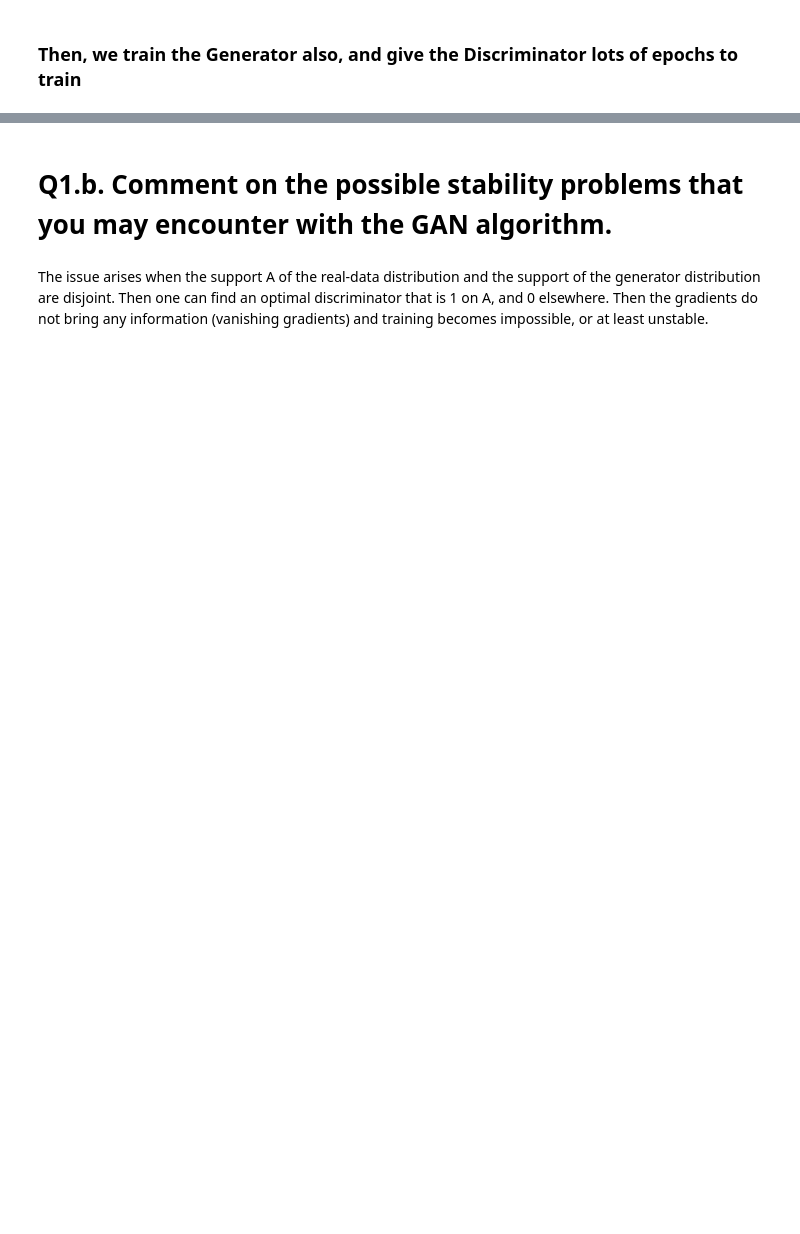
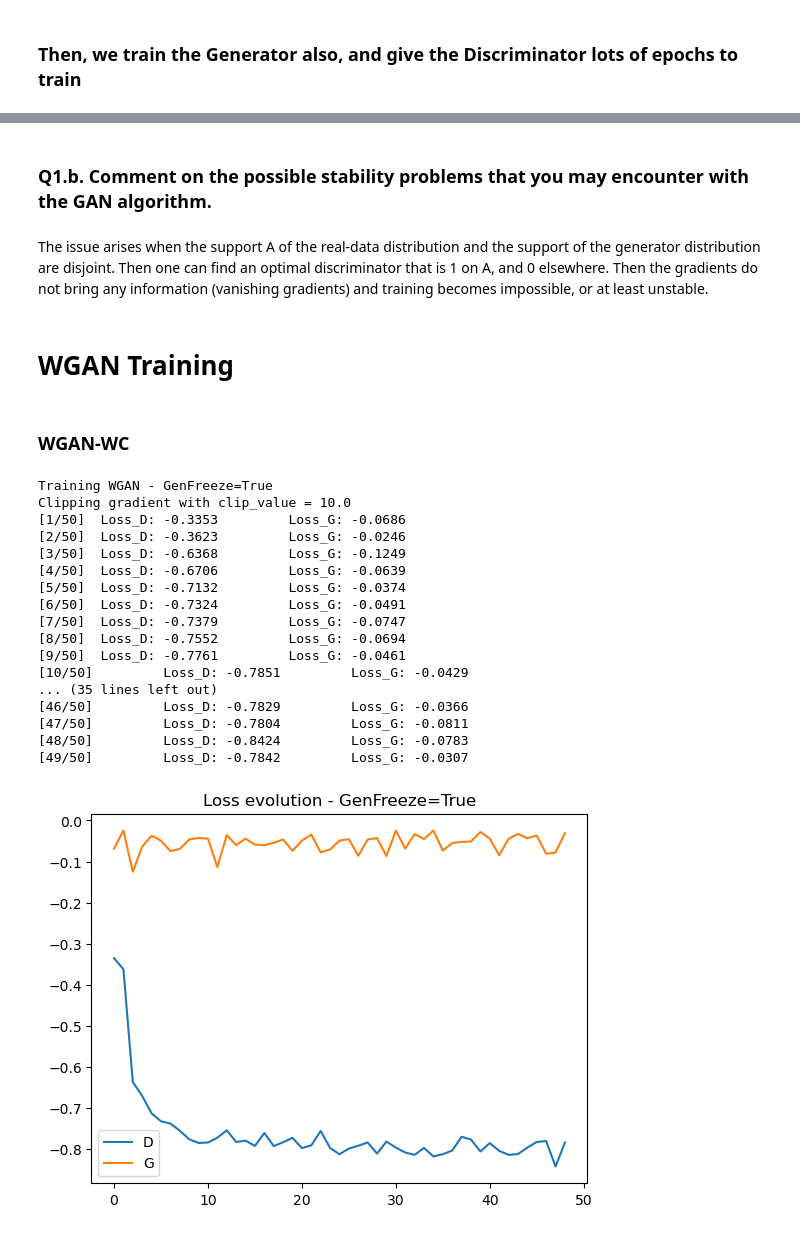
Before and after one commit to BenjaminDeporte/TP_GenAI_MVA_2025_02_25, a Jupyter notebook: notebooks/Deporte_dm2425.ipynb, the cells around one changed output, grey strips where cells are left out. Saved outputs shown, nothing was run; the diff lists cells and outputs as text; code cells hidden in the pictures; blank space fills up the shorter version.

```diff
--- a/notebooks/Deporte_dm2425.ipynb
+++ b/notebooks/Deporte_dm2425.ipynb
@@ -359,6 +359,8 @@ The vanilla loss of GANs leads to try to optimise a JS divergence, which causes
 
 The WGAN loss is a Wasserstein loss, more precisely uses the dual formulation of W distance, based on Lipschitz function. The training algorithm needs to contain the gradient of the functions (ie by clipping or by gredient-penalty), and the training becomes more stable as the existence of a solution is then garanteed.
 # %% [markdown]
-# Q1.b. Comment on the possible stability problems that you may encounter with the GAN algorithm.
+### Q1.b. Comment on the possible stability problems that you may encounter with the GAN algorithm.
 # %% [markdown]
 The issue arises when the support A of the real-data distribution and the support of the generator distribution are disjoint. Then one can find an optimal discriminator that is 1 on A, and 0 elsewhere. Then the gradients do not bring any information (vanishing gradients) and training becomes impossible, or at least unstable.
+# %% [markdown]
+# WGAN Training
@@ -364,0 +519,25 @@ The issue arises when the support A of the real-data distribution and the suppor
+# %% [markdown]
+### WGAN-WC
+# %%
+# First, training Discriminator with Generator frozen
+
+train_WGAN(GenFreeze=True, lrdisc=1e-3, niterD=100, clip=True, clip_value=10.0, iter_display=200)
+# %% [output]
+Training WGAN - GenFreeze=True
+Clipping gradient with clip_value = 10.0
+[1/50]  Loss_D: -0.3353         Loss_G: -0.0686
+[2/50]  Loss_D: -0.3623         Loss_G: -0.0246
+[3/50]  Loss_D: -0.6368         Loss_G: -0.1249
+[4/50]  Loss_D: -0.6706         Loss_G: -0.0639
+[5/50]  Loss_D: -0.7132         Loss_G: -0.0374
+[6/50]  Loss_D: -0.7324         Loss_G: -0.0491
+[7/50]  Loss_D: -0.7379         Loss_G: -0.0747
+[8/50]  Loss_D: -0.7552         Loss_G: -0.0694
+[9/50]  Loss_D: -0.7761         Loss_G: -0.0461
+[10/50]         Loss_D: -0.7851         Loss_G: -0.0429
+... (35 lines left out)
+[46/50]         Loss_D: -0.7829         Loss_G: -0.0366
+[47/50]         Loss_D: -0.7804         Loss_G: -0.0811
+[48/50]         Loss_D: -0.8424         Loss_G: -0.0783
+[49/50]         Loss_D: -0.7842         Loss_G: -0.0307
+[figure, added]
```
Also changed, not shown: parts of 13 cells of this notebook, 3 other files.
